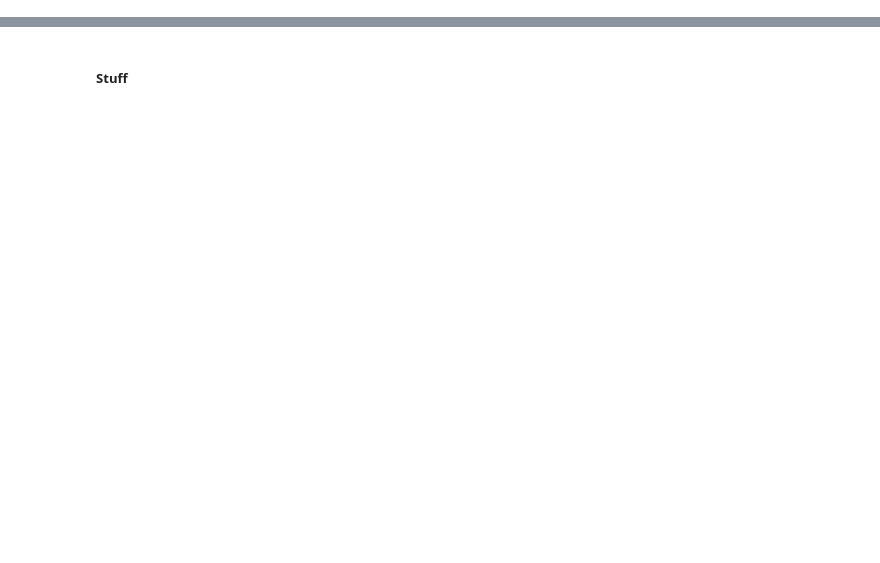
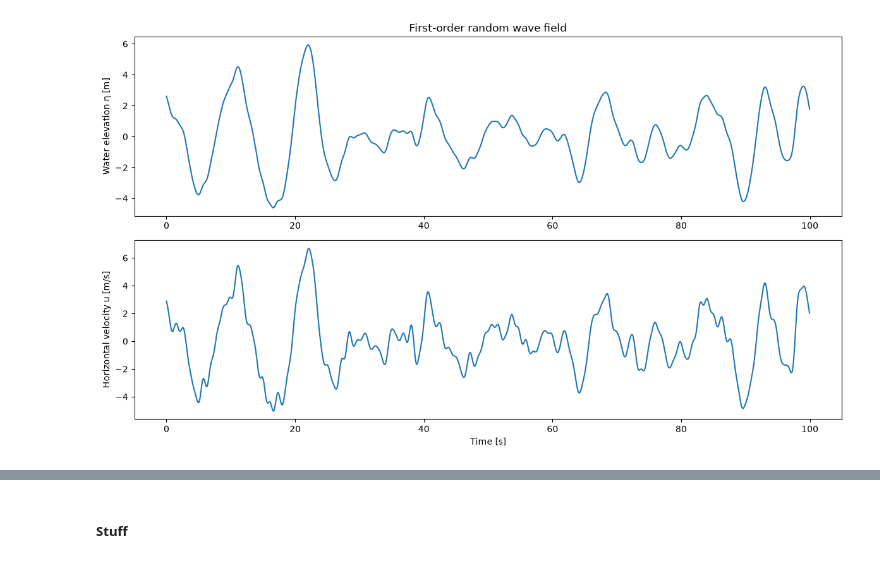
Before and after one commit to Dinojin/FSI_assignment-1, a Jupyter notebook: Pythonfile.ipynb, the cells around one changed output, grey strips where cells are left out. Saved outputs shown, nothing was run; the diff lists cells and outputs as text; code cells hidden in the pictures; blank space fills up the shorter version.

```diff
--- a/Pythonfile.ipynb
+++ b/Pythonfile.ipynb
@@ -5,8 +15,85 @@ import pandas as pd
 # %%
 # Specifying frequency range
-
 minT = 1 # 1second
 maxT = 30 # 30 seconds
 
-samples = np.random.default_rng().normal(2)
-print(samples)
+# Parameters
+g = 9.81
+h = 10                  # Water depth [m]
+N = 100                 # Number of wave components
+f_min = 1 / maxT
+f_max = 1 / minT
+dt = 0.05
+T = 100                 # Simulation duration [s]
+Hs = 8                  # Valid ???
+Tp = 12                 # Given range
+fp = 1 / Tp
+
+# Frequency discretization
+f = np.linspace(f_min, f_max, N)
+df = f[1] - f[0]
+omega = 2 * np.pi * f
+
+# Random phases
+np.random.seed(42)
+phi = np.random.uniform(0, 2*np.pi, N)
+
+# Example wave spectrum (replace with JONSWAP if required)
+def S(f):
+    return 5/16 * Hs**2 * f ** (-5) * fp**4 * np.exp(-5/4 * (fp/f)**4)
+
+# Wave amplitudes
+a = np.sqrt(2 * S(f) * df)
+
+# Solve dispersion relation for each frequency
+k = np.zeros(N)
+
+for i in range(N):
+    ki = omega[i]**2 / g
+    for _ in range(100):
+        ki = ki - (
+            g * ki * np.tanh(ki*h) - omega[i]**2
+        ) / (
+            g * (np.tanh(ki*h) + ki*h/np.cosh(ki*h)**2)
+        )
+    k[i] = ki
+
+# Time vector
+t = np.arange(0, T, dt)
+
+# First-order wave field
+eta = np.zeros(len(t))
+u = np.zeros(len(t))
+acheck = 0
+
+for i in range(N):
+    phase = omega[i]*t + phi[i]
+
+    eta += a[i] * np.cos(phase)
+
+    u += (
+        a[i] * omega[i] *
+        np.cosh(k[i]*h) / np.sinh(k[i]*h)
+        * np.cos(phase)
+    )
+
+    acheck += a[i]
+
+# Plot
+fig, ax = plt.subplots(2, 1, figsize=(12, 7))
+
+ax[0].plot(t, eta)
+ax[0].set_ylabel("Water elevation η [m]")
+ax[0].set_title("First-order random wave field")
+
+ax[1].plot(t, u)
+ax[1].set_ylabel("Horizontal velocity u [m/s]")
+ax[1].set_xlabel("Time [s]")
+
+plt.tight_layout()
+plt.show()
+print(eta.mean())
+print(eta.std())
+print(acheck)
+# %% [output]
+[figure, added]
```
Also changed, not shown: parts of 6 cells of this notebook.
